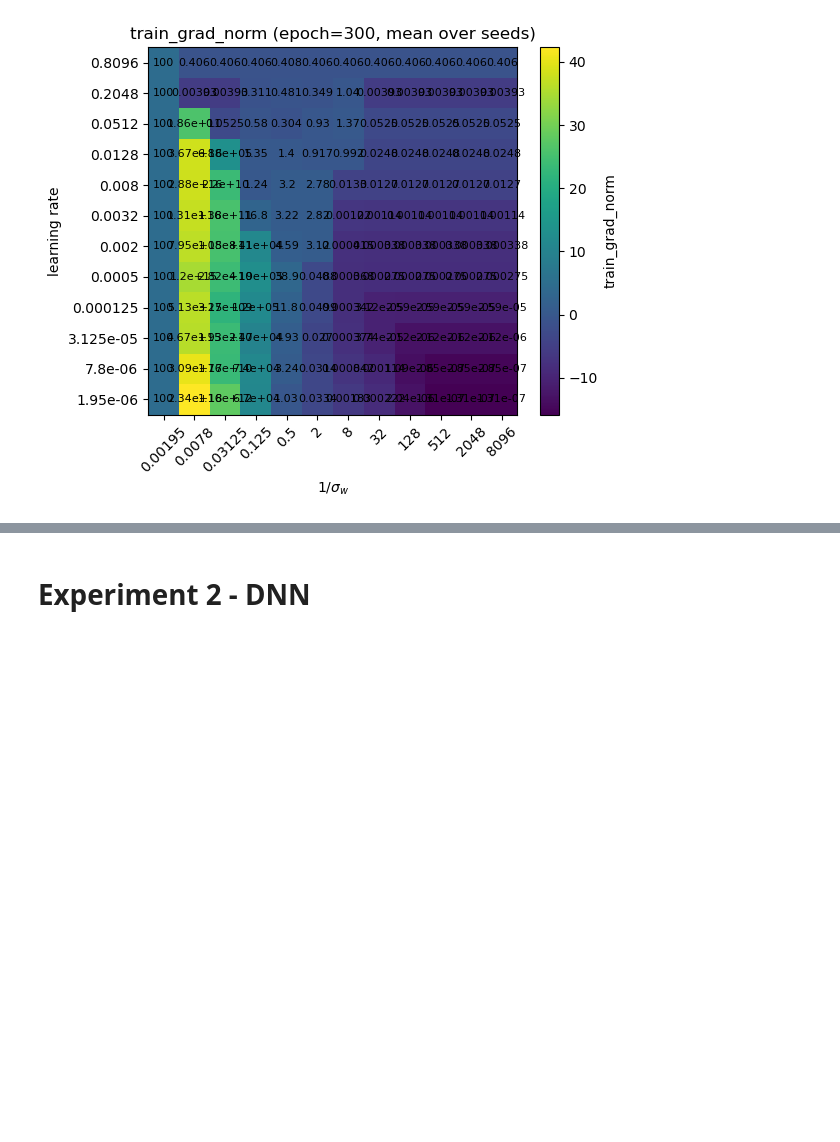
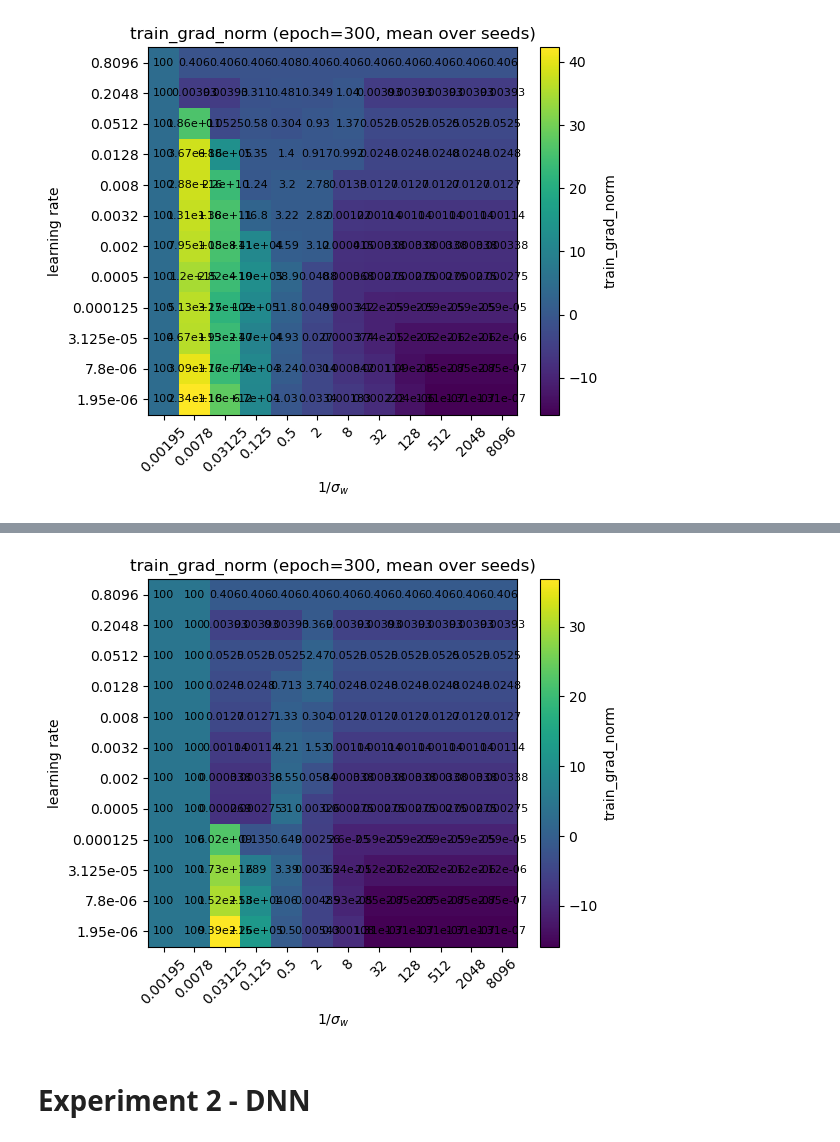
Before and after one commit to f-damico/BBP_in_SGD, a Jupyter notebook: notebook_experiment_2 copy.ipynb, the cells around one changed output, grey strips where cells are left out. Drawn from its saved outputs; the diff is of its cells as text; code cells hidden in the pictures; blank space fills up the shorter version.

```diff
--- a/notebook_experiment_2 copy.ipynb
+++ b/notebook_experiment_2 copy.ipynb
@@ -277,3 +291,13 @@ plt.show()
+# %%
+fig, ax, inv_vals, lr_vals, phase, counts = plot_phase_diagram_imshow(
+    "collected_results/exp2_cnn_BIG_sgd_relu_v3.npz",
+    metric_key="train_grad_norm",
+    epoch= 300,
+    annotate=True,
+)
+plt.show()
+# %% [output]
+[figure, added]
 # %% [markdown]
 # Experiment 2 - DNN
 # %% [markdown]
```
Also changed, not shown: parts of 4 cells of this notebook, 8 other files.
